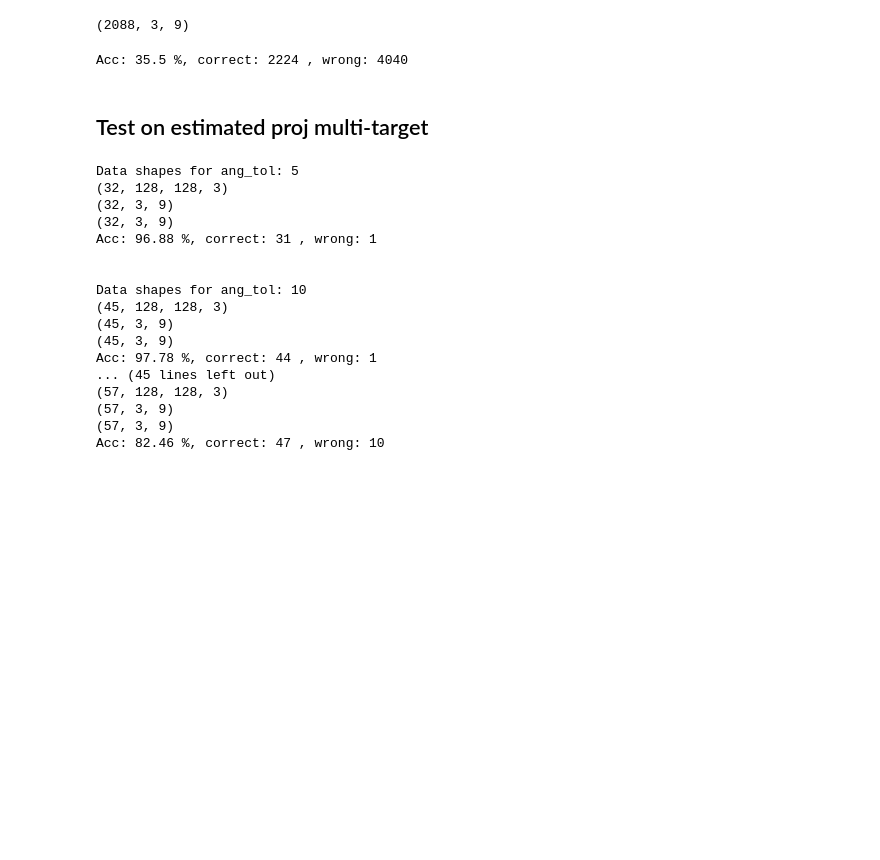
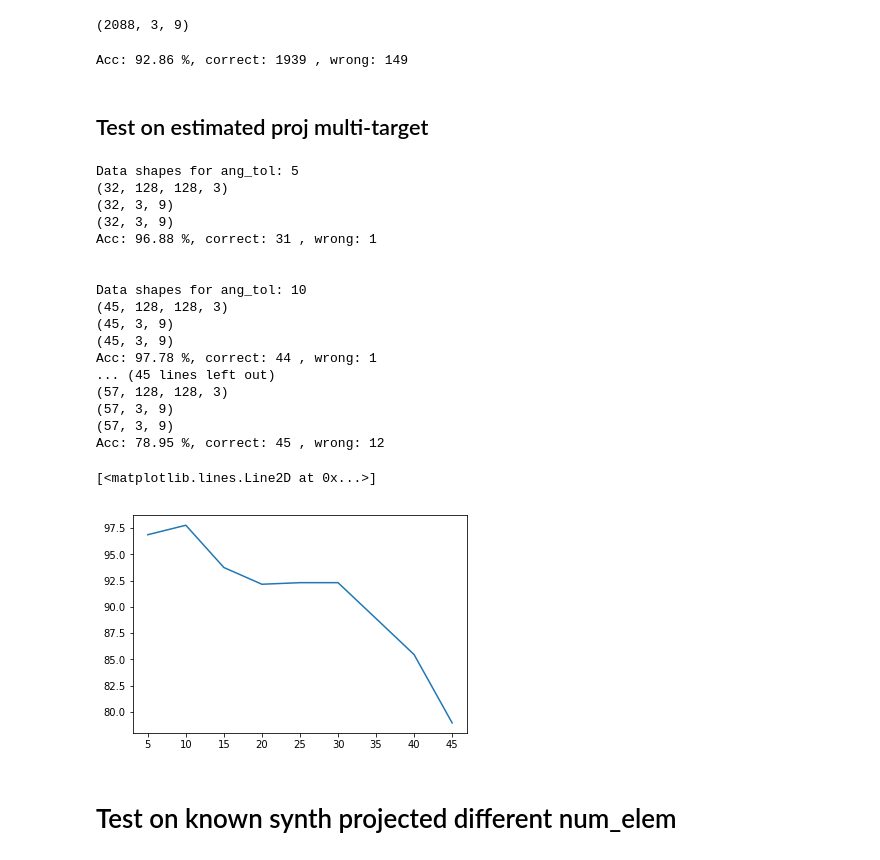
Before and after one commit to ekurtgl/Angular_Projection, a Jupyter notebook: Python/Classification single act.ipynb, the cells around one changed output. Drawn from its saved outputs; the diff is of its cells as text; code cells hidden in the pictures; blank space fills up the shorter version.

```diff
--- a/Python/Classification single act.ipynb
+++ b/Python/Classification single act.ipynb
@@ -425,7 +432,10 @@ for i in range(len(y_test_multi_ls)):
     for j in range(len(y_test_multi_ls[i])):
         if sum(y_test_multi_ls[i][j]) != 0 or sum(preds[i][j]) > 0.5: # if there is target
             if np.argmax(y_test_multi_ls[i][j]) == np.argmax(preds[i][j]):
-                correct += 1
+                if y_test_multi_ls[i][j][0] == 1 and preds[i][j][0] < 0.5:
+                    wrong += 1
+                else:
+                    correct += 1
             else:
                 wrong += 1
 acc = correct / (correct + wrong) * 100
@@ -448,12 +458,12 @@ for t in range(len(trgts)):
 
     y_temp = np.zeros((y_train_multi.shape[0], max_num_target, num_class))
     for i in range(len(y_train_multi)):
-        y_temp[i, :len(y_train_multi[i]), :] = y_train_multi[i]
+        y_temp[i, 0, :] = y_train_multi[i]
     y_train_multi = y_temp
 
     y_temp = np.zeros((y_test_multi.shape[0], max_num_target, num_class))
     for i in range(len(y_test_multi)):
-        y_temp[i, :len(y_test_multi[i]), :] = y_test_multi[i]
+        y_temp[i, 0, :] = y_test_multi[i]
     y_test_multi = y_temp
 
     x_test_multi_ls.append(np.concatenate([x_train_multi, x_test_multi], 0))
@@ -486,13 +496,16 @@ for i in range(len(y_test_multi_ls)):
     for j in range(len(y_test_multi_ls[i])):
         if sum(y_test_multi_ls[i][j]) != 0 or sum(preds[i][j]) > 0.5: # if there is target
             if np.argmax(y_test_multi_ls[i][j]) == np.argmax(preds[i][j]):
-                correct += 1
+                if y_test_multi_ls[i][j][0] == 1 and preds[i][j][0] < 0.5:
+                    wrong += 1
+                else:
+                    correct += 1
             else:
                 wrong += 1
 acc = correct / (correct + wrong) * 100
 print('Acc:', round(acc,2), '%, correct:', correct, ', wrong:', wrong)
 # %% [output]
-Acc: 35.5 %, correct: 2224 , wrong: 4040
+Acc: 92.86 %, correct: 1939 , wrong: 149
 # %% [markdown]
 ## Test on estimated proj multi-target
 # %%
@@ -549,7 +562,10 @@ for a in range(len(ang_tol)):
         for j in range(len(y_test_multi_ls[i])):
             if sum(y_test_multi_ls[i][j]) != 0 or sum(preds[i][j]) > 0.5: # if there is target
                 if np.argmax(y_test_multi_ls[i][j]) == np.argmax(preds[i][j]):
-                    correct += 1
+                    if y_test_multi_ls[i][j][0] == 1 and preds[i][j][0] < 0.5:
+                        wrong += 1
+                    else:
+                        correct += 1
                 else:
                     wrong += 1
     acc = correct / (correct + wrong) * 100
@@ -574,4 +590,11 @@ Acc: 97.78 %, correct: 44 , wrong: 1
 (57, 128, 128, 3)
 (57, 3, 9)
 (57, 3, 9)
-Acc: 82.46 %, correct: 47 , wrong: 10
+Acc: 78.95 %, correct: 45 , wrong: 12
+# %%
+plt.plot(ang_tol, acc_ls)
+# %% [output]
+[<matplotlib.lines.Line2D at 0x...>]
+[figure, added]
+# %% [markdown]
+# Test on known synth projected different num_elem
```
Also changed, not shown: parts of 6 cells of this notebook, 13 other files.
